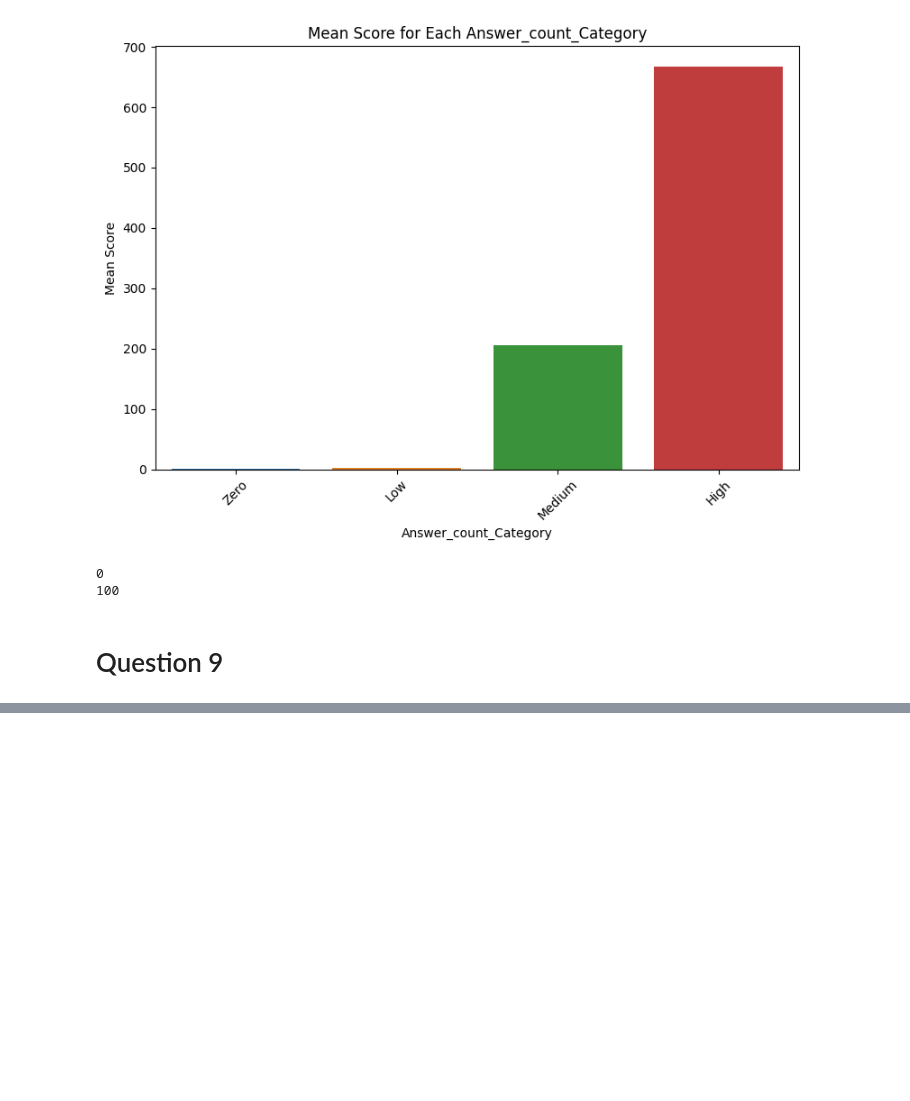
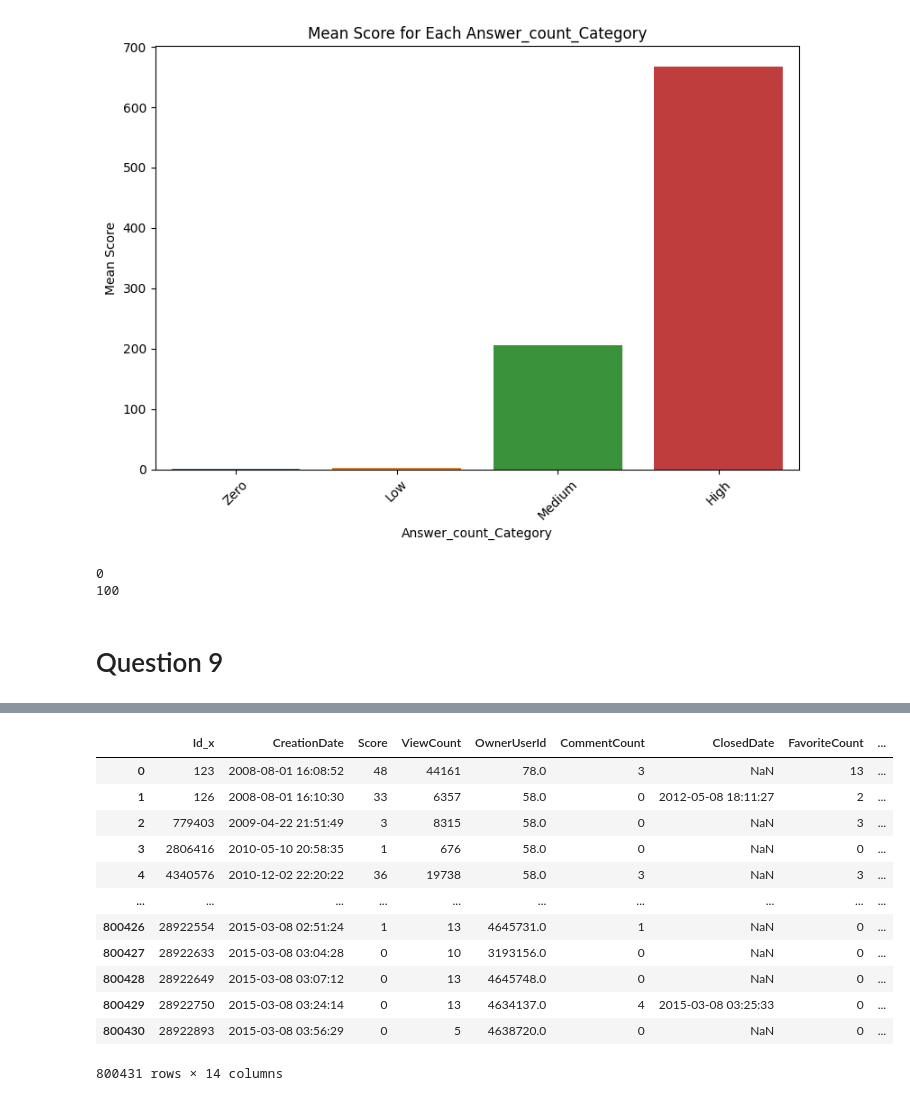
Before and after one commit to mostafa-ja/Data-Mining-fall-2023, a Jupyter notebook: Data_Mining2.ipynb, the cells around one changed output, grey strips where cells are left out. Drawn from its saved outputs; the diff is of its cells as text; code cells hidden in the pictures; blank space fills up the shorter version.

```diff
--- a/Data_Mining2.ipynb
+++ b/Data_Mining2.ipynb
@@ -629,0 +682,18 @@ print(merged_with_questions['Answer_count'].max())
+# %%
+# inner : because some questions have no OwnerUserId
+merged_Q_U = pd.merge(questions, users, left_on='OwnerUserId', right_on='Id', how='inner')
+merged_Q_U
+# %% [output]
+|  | Id_x | CreationDate | Score | ViewCount | OwnerUserId | CommentCount | ClosedDate | FavoriteCount | ... |
+| 0 | 123 | 2008-08-01 16:08:52 | 48 | 44161 | 78.0 | 3 | NaN | 13 | ... |
+| 1 | 126 | 2008-08-01 16:10:30 | 33 | 6357 | 58.0 | 0 | 2012-05-08 18:11:27 | 2 | ... |
+| 2 | 779403 | 2009-04-22 21:51:49 | 3 | 8315 | 58.0 | 0 | NaN | 3 | ... |
+| 3 | 2806416 | 2010-05-10 20:58:35 | 1 | 676 | 58.0 | 0 | NaN | 0 | ... |
+| 4 | 4340576 | 2010-12-02 22:20:22 | 36 | 19738 | 58.0 | 3 | NaN | 3 | ... |
+| ... | ... | ... | ... | ... | ... | ... | ... | ... | ... |
+| 800426 | 28922554 | 2015-03-08 02:51:24 | 1 | 13 | 4645731.0 | 1 | NaN | 0 | ... |
+| 800427 | 28922633 | 2015-03-08 03:04:28 | 0 | 10 | 3193156.0 | 0 | NaN | 0 | ... |
+| 800428 | 28922649 | 2015-03-08 03:07:12 | 0 | 13 | 4645748.0 | 0 | NaN | 0 | ... |
+| 800429 | 28922750 | 2015-03-08 03:24:14 | 0 | 13 | 4634137.0 | 4 | 2015-03-08 03:25:33 | 0 | ... |
+| 800430 | 28922893 | 2015-03-08 03:56:29 | 0 | 5 | 4638720.0 | 0 | NaN | 0 | ... |
+800431 rows × 14 columns
```
Also changed, not shown: parts of 10 cells of this notebook.
